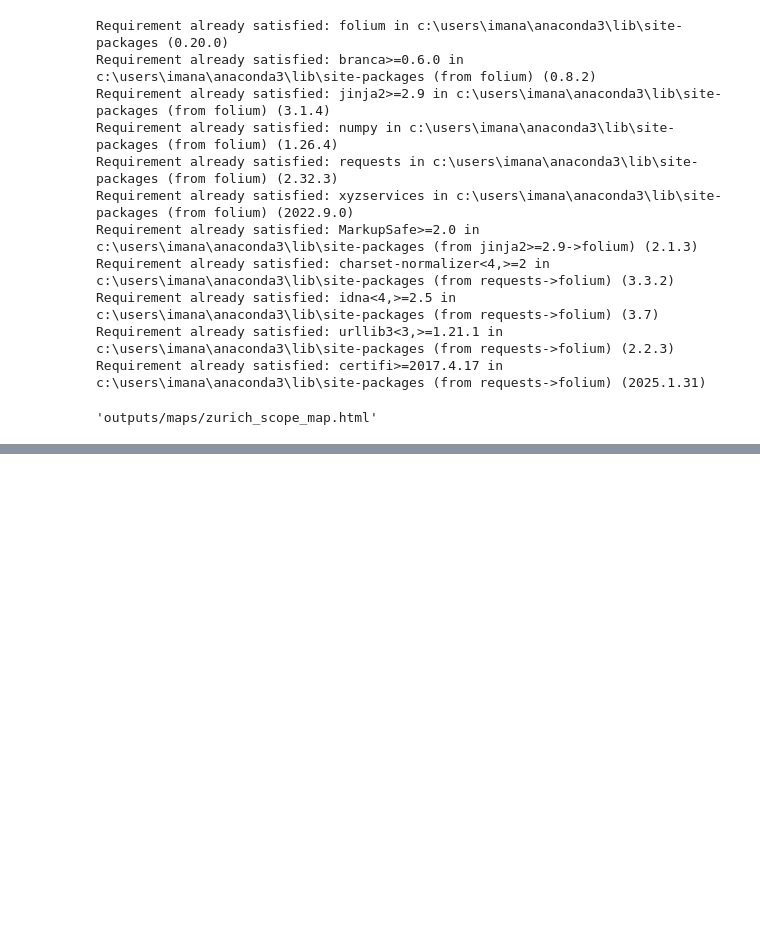
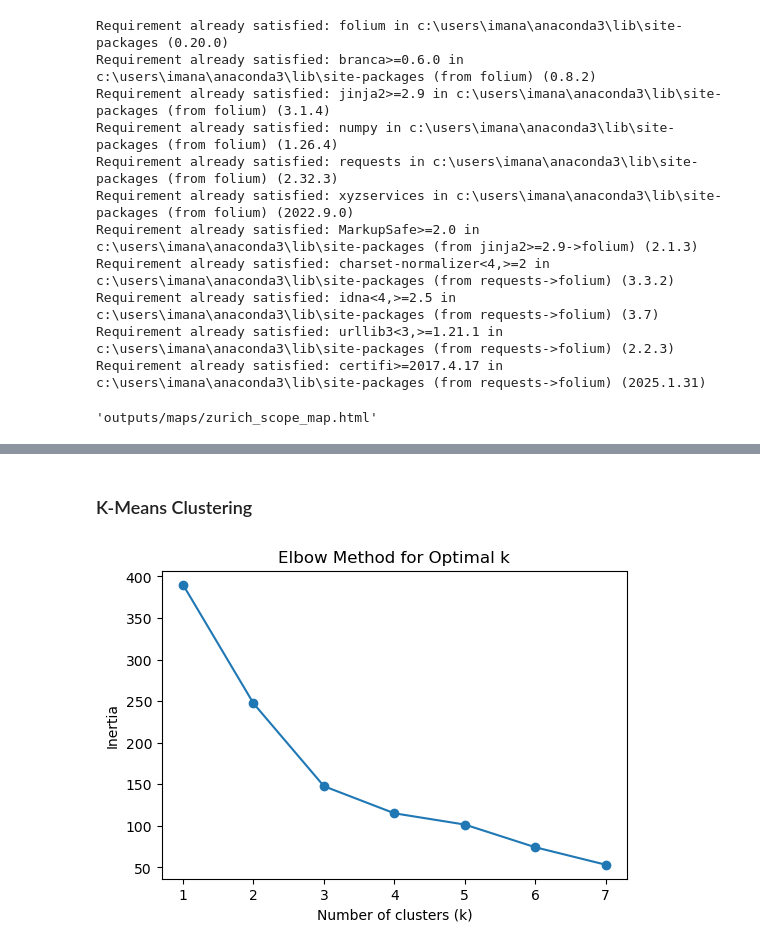
Before and after one commit to tenzompa/DA-Project, a Jupyter notebook: eda.ipynb, the cells around one changed output, grey strips where cells are left out. Saved outputs shown, nothing was run; the diff lists cells and outputs as text; code cells hidden in the pictures; blank space fills up the shorter version.

```diff
--- a/eda.ipynb
+++ b/eda.ipynb
@@ -239,0 +256,9 @@ output_path
+# %%
+df = pd.read_csv("zurich_enriched_taxonomy.csv")
+# %%
+model = smf.ols(
+    formula="rating ~ minimum_clean + C(primary_cuisine_group)",
+    data=df
+).fit()
+
+model.summary()
@@ -239,0 +352,10 @@ output_path
+# %%
+from sklearn.metrics import mean_squared_error
+import numpy as np
+
+# Predicted ratings
+df["rating_pred"] = model.predict(df)
+
+# RMSE
+rmse = np.sqrt(mean_squared_error(df["rating"], df["rating_pred"]))
+rmse
@@ -239,0 +380,2 @@ output_path
+# %% [markdown]
+### K-Means Clustering
@@ -239,0 +388,24 @@ output_path
+# %%
+# Auswahl numerischer Variablen für Clustering
+X = df[["rating", "minimum_clean"]].copy()
+
+# Standardisierung (sehr wichtig für K-Means!)
+scaler = StandardScaler()
+X_scaled = scaler.fit_transform(X)
+# %%
+inertia = []
+k_range = range(1, 8)
+
+for k in k_range:
+    kmeans = KMeans(n_clusters=k, random_state=42)
+    kmeans.fit(X_scaled)
+    inertia.append(kmeans.inertia_)
+
+plt.figure(figsize=(6, 4))
+plt.plot(k_range, inertia, marker="o")
+plt.xlabel("Number of clusters (k)")
+plt.ylabel("Inertia")
+plt.title("Elbow Method for Optimal k")
+plt.show()
+# %% [output]
+[figure, added]
```
Also changed, not shown: parts of 18 cells of this notebook.
